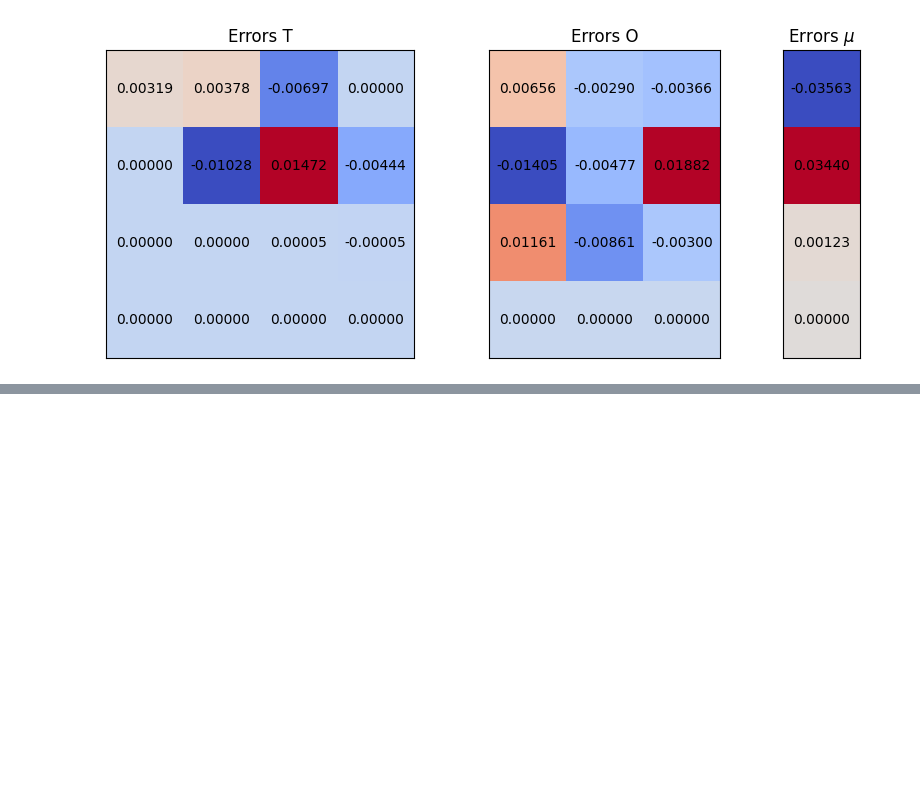
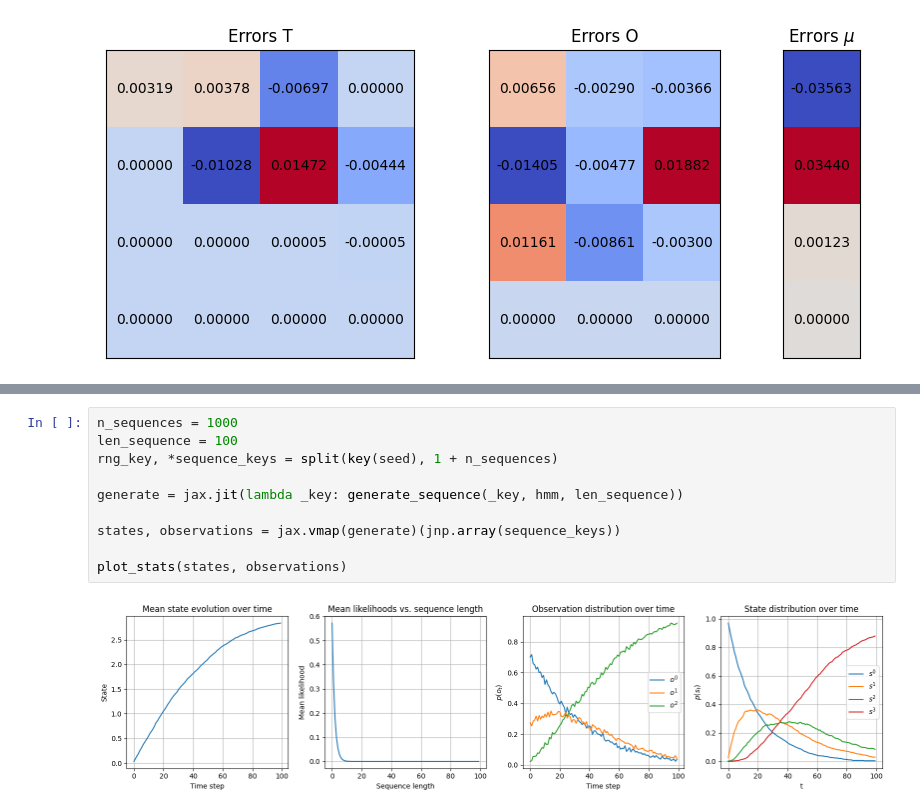
Before and after one commit to tobias-heinzle/BaumWelchJax, a Jupyter notebook: notebooks/test_baum_welch_simple.ipynb, the cells around one changed output, grey strips where cells are left out. Drawn from its saved outputs; the diff is of its cells as text; blank space fills up the shorter version.

```diff
--- a/notebooks/test_baum_welch_simple.ipynb
+++ b/notebooks/test_baum_welch_simple.ipynb
@@ -283,0 +328,12 @@ plt.show()
+# %%
+n_sequences = 1000
+len_sequence = 100
+rng_key, *sequence_keys = split(key(seed), 1 + n_sequences)
+
+generate = jax.jit(lambda _key: generate_sequence(_key, hmm, len_sequence))
+
+states, observations = jax.vmap(generate)(jnp.array(sequence_keys))
+
+plot_stats(states, observations)
+# %% [output]
+[figure, added]
```
Also changed, not shown: parts of 6 cells of this notebook, 2 other files.
